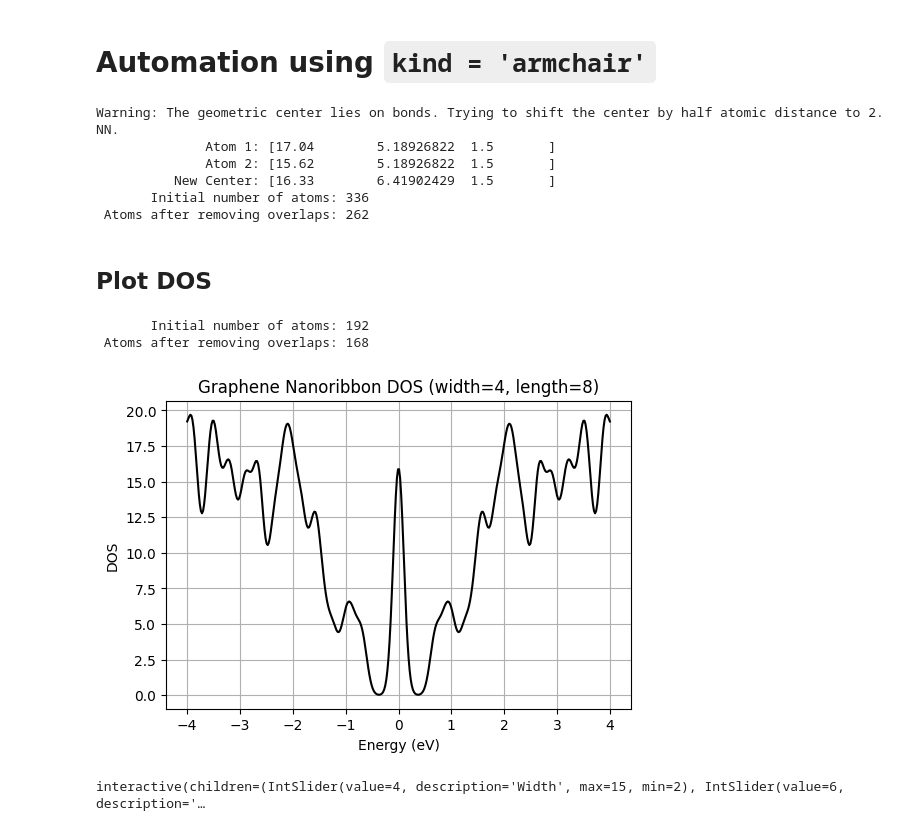
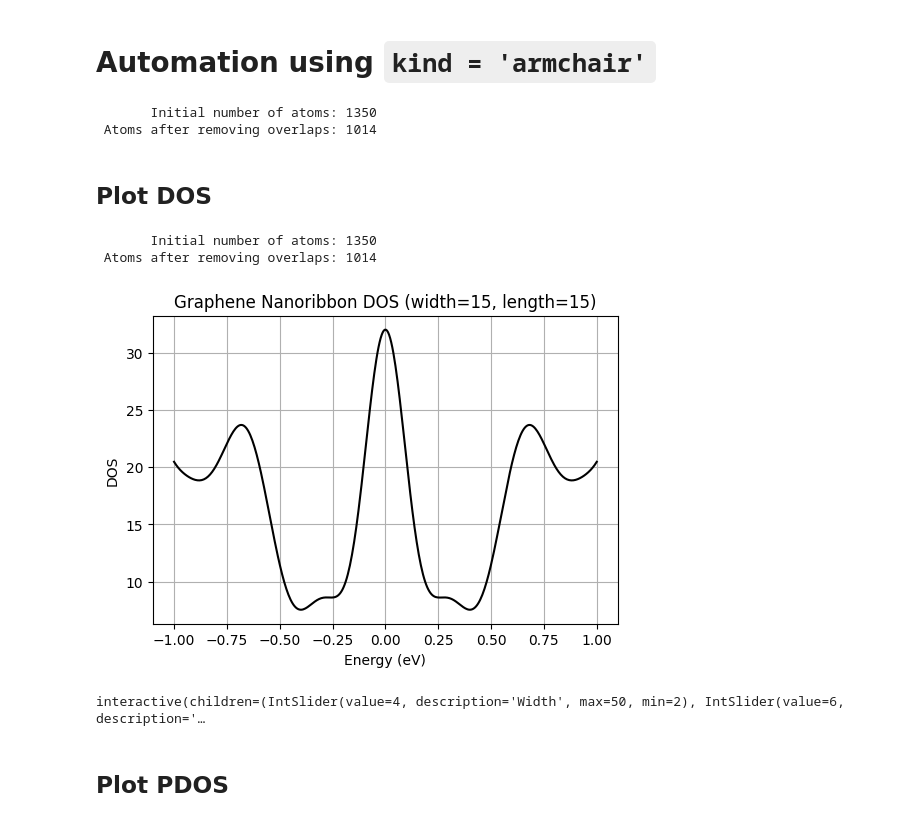
Before and after one commit to BastianValhoj/QuantumTwistingMicroscope, a Jupyter notebook: QTM/notebooks/tiling.ipynb, the cells around one changed output. Cells and saved outputs as stored; diff of their text form; code cells hidden in the pictures.

Commit message:
pdos plot and interactive

```diff
--- a/QTM/notebooks/tiling.ipynb
+++ b/QTM/notebooks/tiling.ipynb
@@ -163,8 +165,8 @@ def plot_with_center(structure, **KWARGS):
 
     return fig
 
-WIDTH = 7
-LENGTH = 8
+WIDTH = 15
+LENGTH = 15
 graphene, atom_index = generate_structure(width=WIDTH, length=LENGTH)
 
 fig = plot_with_center(graphene)
@@ -172,57 +174,61 @@ fig = plot_with_center(graphene)
 # fig.update_inputs(atoms_style=[{"color": "red", "atoms": atom_index[0]}, {"color": "blue", "atoms": atom_index[1]}, {"color": "green", "atoms": atom_index[2]} ])
 fig.show()
 # %% [output]
-Warning: The geometric center lies on bonds. Trying to shift the center by half atomic distance to 2. NN.
-              Atom 1: [17.04        5.18926822  1.5       ]
-              Atom 2: [15.62        5.18926822  1.5       ]
-          New Center: [16.33        6.41902429  1.5       ]
-       Initial number of atoms: 336
- Atoms after removing overlaps: 262
+       Initial number of atoms: 1350
+ Atoms after removing overlaps: 1014
 # %% [markdown]
 ## Plot DOS
 # %%
+def _parse_E_range(**kwargs):
+    E = kwargs.get("E", None)
+    size = kwargs.get("size", 400)
+    Emax = kwargs.get("Emax", 4)
+    Emin = kwargs.get("Emin", -4)
+    if isinstance(E, (int, float)):
+        return np.linspace(-E, E, size)
+    elif E is None:
+        return np.linspace(Emin, Emax, size)
+    else:
+        return E
+
 def compute_dos(width=5, length=5, **kwargs):
     E = kwargs.get("E")
     k = kwargs.get("k", (0,0,0))
     graphene, _ = generate_structure(width=width, length=length)
 
     H = sisl.Hamiltonian(graphene)
     r = (0.1, 1.45)
     t = (0.0, -2.7)
     H.construct([r,t])
-    # print(H)
     es = H.eigenstate(k=k)
     return es.DOS(E)
 
 def plot_DOS(width=5, length=5, **kwargs):
-    E = kwargs.get("E", None)
-
-    if E is None:
-        Emax = kwargs.get("Emax", 4)
-        Emin = kwargs.get("Emin", -Emax)
-        size = kwargs.get("size", 400)
-        E = np.linspace(Emin, Emax, size)
-
+    E = _parse_E_range(**kwargs)
     kwargs["E"] = E
     dos = compute_dos(width, length, **kwargs)
+
+    ## plot figure
     plt.figure(figsize=(6,4))
     plt.plot(E, dos, color="black")
     plt.xlabel("Energy (eV)")
     plt.ylabel("DOS")
     plt.title(f"Graphene Nanoribbon DOS (width={width}, length={length})")
     plt.grid(True)
     plt.show()
 
 
-WIDTH, LENGTH = 4, 8
-plot_DOS(width=WIDTH, length=LENGTH)
+# WIDTH, LENGTH = 4, 8
+plot_DOS(width=WIDTH, length=LENGTH, E=1)
 # %% [output]
-       Initial number of atoms: 192
- Atoms after removing overlaps: 168
+       Initial number of atoms: 1350
+ Atoms after removing overlaps: 1014
-[figure, old version]
+[figure, new version]
 # %%
 interact(plot_DOS,
-         width=widgets.IntSlider(value=4, min=2, max=15, step=1, description="Width"),
-         length=widgets.IntSlider(value=6, min=2, max=20, step=1, description="Length"));
+         width=widgets.IntSlider(value=4, min=2, max=50, step=1, description="Width"),
+         length=widgets.IntSlider(value=6, min=2, max=50, step=1, description="Length"));
 # %% [output]
-interactive(children=(IntSlider(value=4, description='Width', max=15, min=2), IntSlider(value=6, description='…
+interactive(children=(IntSlider(value=4, description='Width', max=50, min=2), IntSlider(value=6, description='…
+# %% [markdown]
+## Plot PDOS
```
Also changed, not shown: parts of 7 cells of this notebook.
